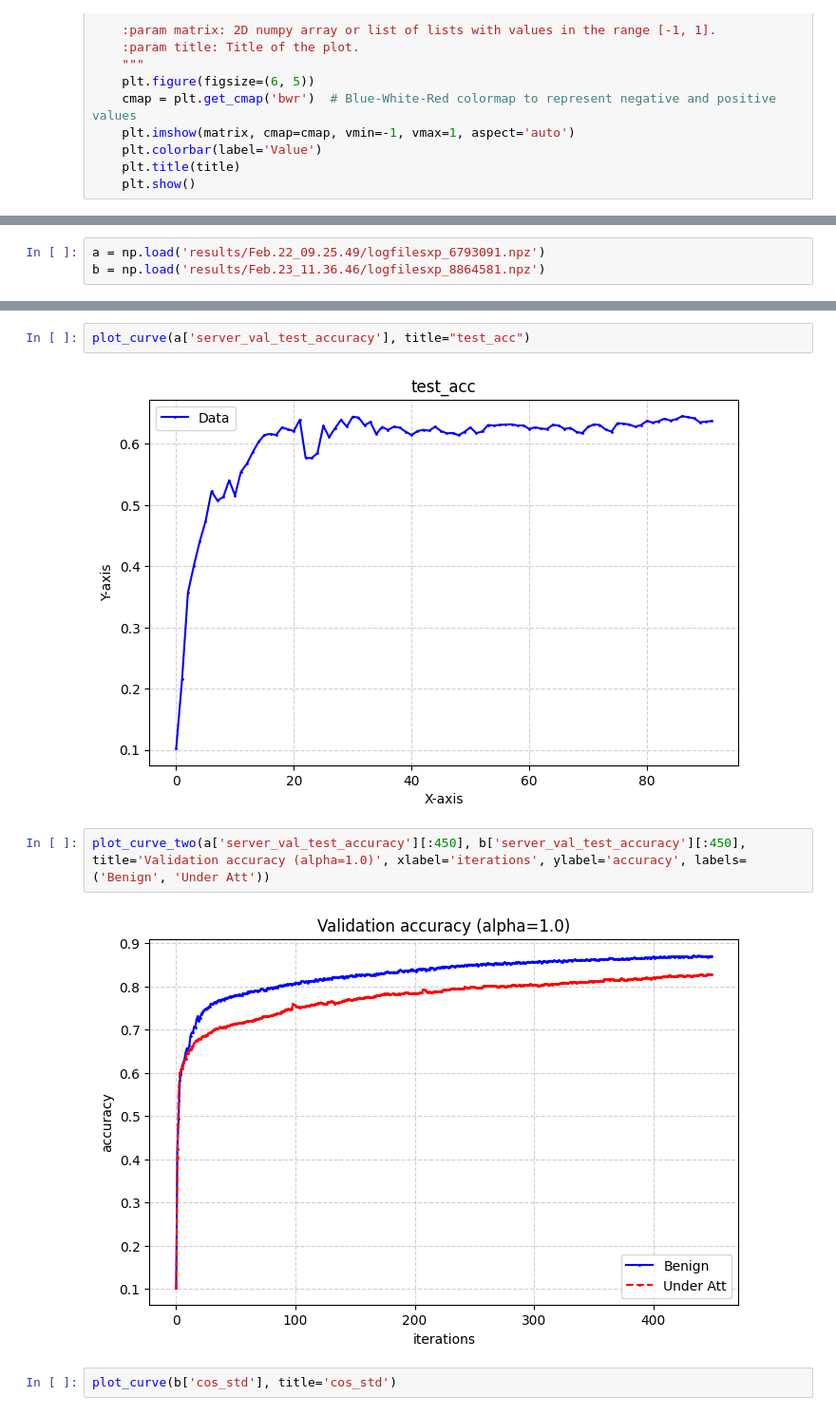
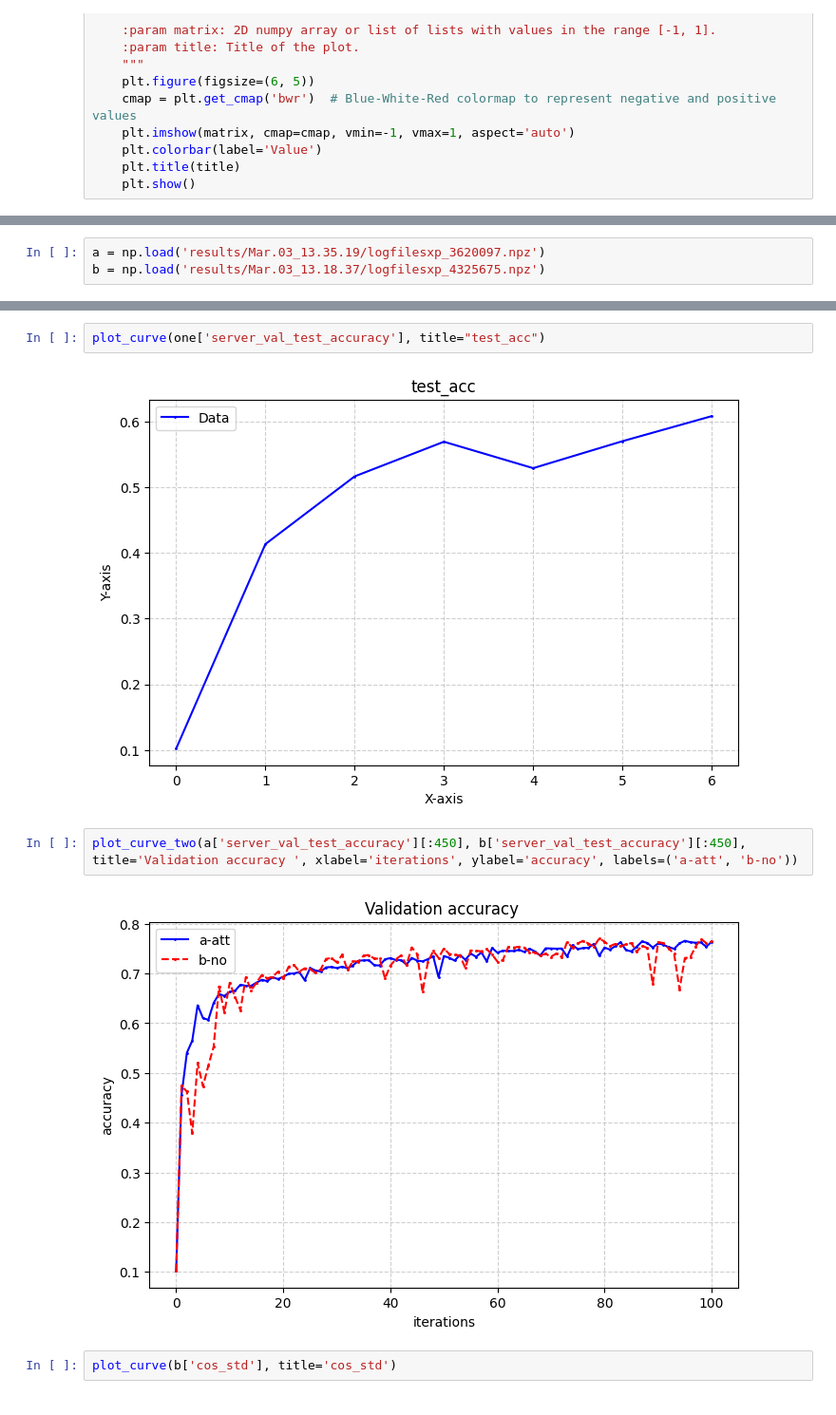
Before and after one commit to yangland/FedREDefense, a Jupyter notebook: npz_reader.ipynb, the cells around one changed output, grey strips where cells are left out. Shown at 95% size. Drawn from its saved outputs; the diff is of its cells as text.

```diff
--- a/npz_reader.ipynb
+++ b/npz_reader.ipynb
@@ -143,3 +73,3 @@ array([0.20573699, 1.        , 1.        , 1.00000012, 1.00000012,
 # %%
-a = np.load('results/Feb.22_09.25.49/logfilesxp_6793091.npz')
-b = np.load('results/Feb.23_11.36.46/logfilesxp_8864581.npz')
+a = np.load('results/Mar.03_13.35.19/logfilesxp_3620097.npz')
+b = np.load('results/Mar.03_13.18.37/logfilesxp_4325675.npz')
@@ -164,11 +76,11 @@ list(b.keys())
 # %%
-plot_curve(a['server_val_test_accuracy'], title="test_acc")
+plot_curve(one['server_val_test_accuracy'], title="test_acc")
 # %% [output]
-[figure, old version]
+[figure, new version]
 # %%
-plot_curve_two(a['server_val_test_accuracy'][:450], b['server_val_test_accuracy'][:450], title='Validation accuracy (alpha=1.0)', xlabel='iterations', ylabel='accuracy', labels=('Benign', 'Under Att'))
+plot_curve_two(a['server_val_test_accuracy'][:450], b['server_val_test_accuracy'][:450], title='Validation accuracy ', xlabel='iterations', ylabel='accuracy', labels=('a-att', 'b-no'))
 # %% [output]
-[figure, old version]
+[figure, new version]
 # %%
 plot_curve(b['cos_std'], title='cos_std')
 # %% [output]
```
Also changed, not shown: parts of 9 cells of this notebook, 10 other files.
